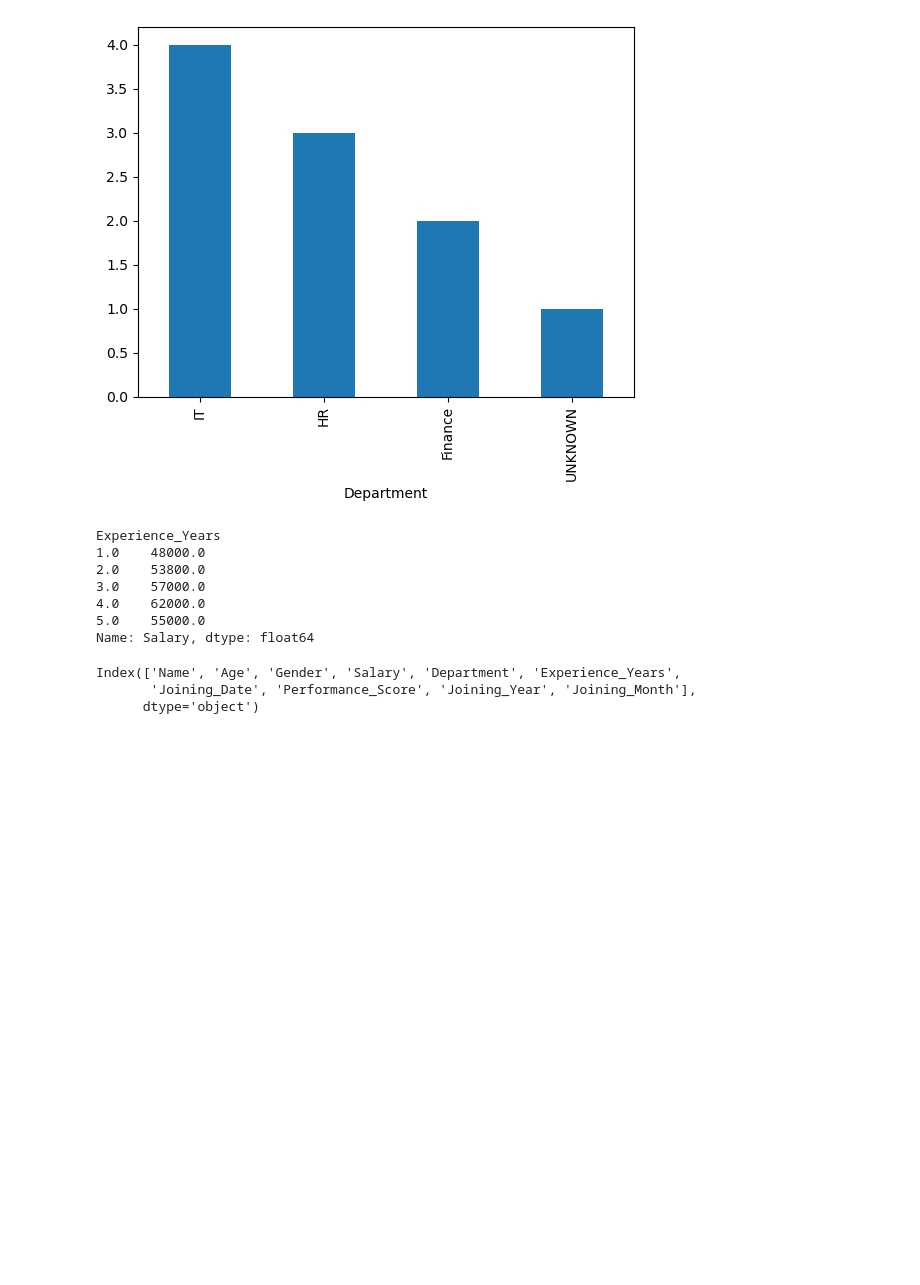
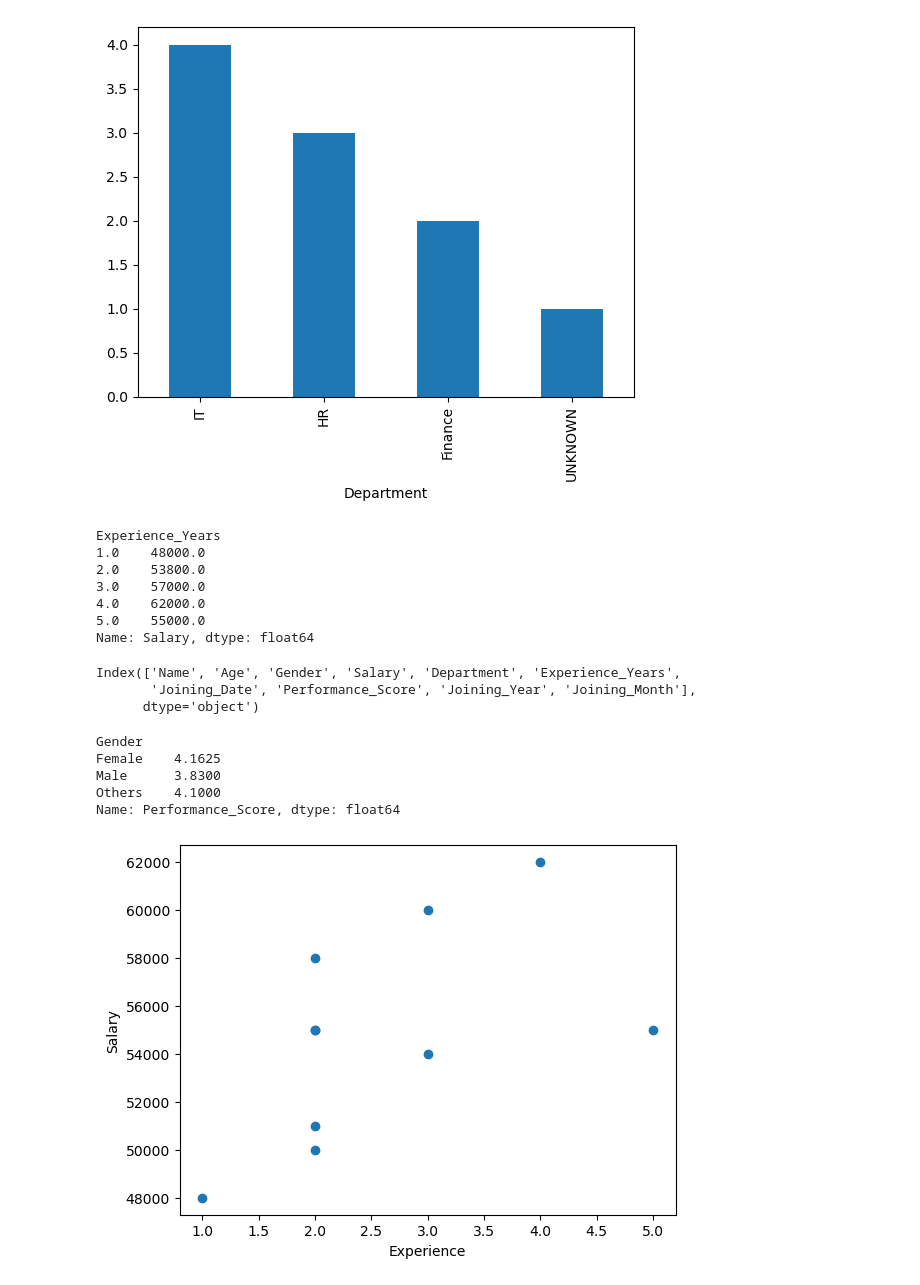
Before and after one commit to khairbakshnoor-pixel/PYTHON-Libraries-Numpy-Pandas-matplotlib-seaborn-, a Jupyter notebook: data_cleaning.ipynb, the cells around one changed output. Drawn from its saved outputs; the diff is of its cells as text; code cells hidden in the pictures; blank space fills up the shorter version.

```diff
--- a/data_cleaning.ipynb
+++ b/data_cleaning.ipynb
@@ -192,3 +192,18 @@ df.columns
 Index(['Name', 'Age', 'Gender', 'Salary', 'Department', 'Experience_Years',
        'Joining_Date', 'Performance_Score', 'Joining_Year', 'Joining_Month'],
       dtype='object')
+# %%
+df.groupby("Gender")["Performance_Score"].mean()
+# %% [output]
+Gender
+Female    4.1625
+Male      3.8300
+Others    4.1000
+Name: Performance_Score, dtype: float64
+# %%
+plt.scatter(df["Experience_Years"], df["Salary"])
+plt.xlabel("Experience")
+plt.ylabel("Salary")
+plt.show()
+# %% [output]
+[figure, added]
```
Also changed, not shown: parts of 1 cell of this notebook.
